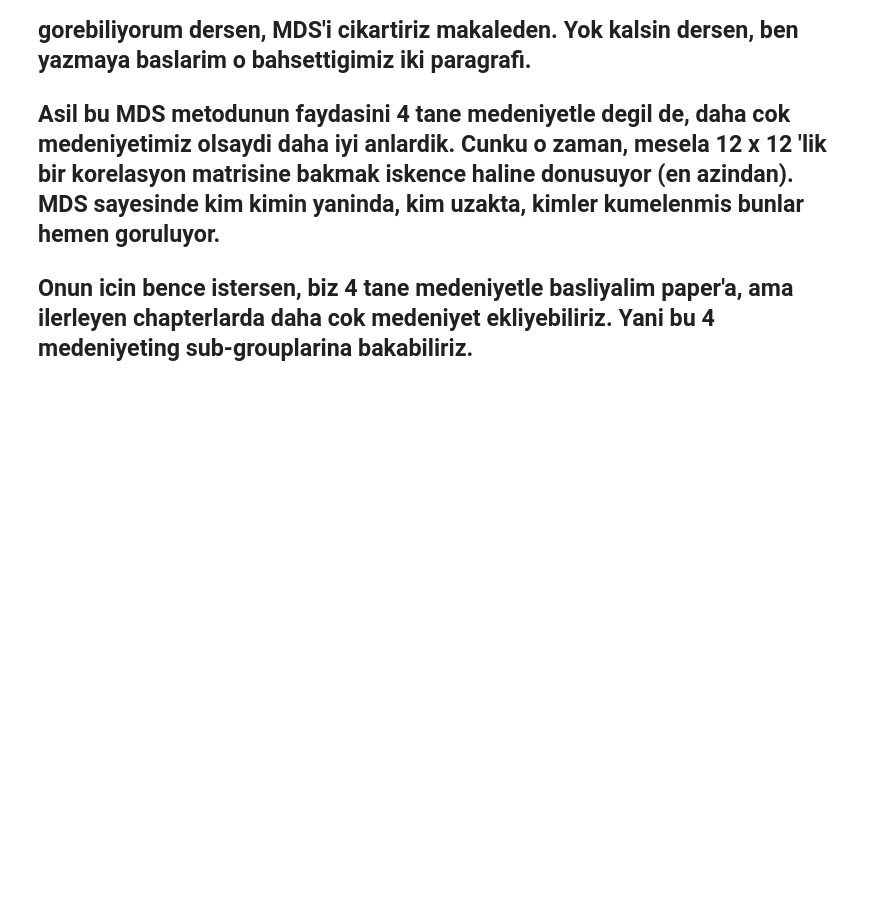
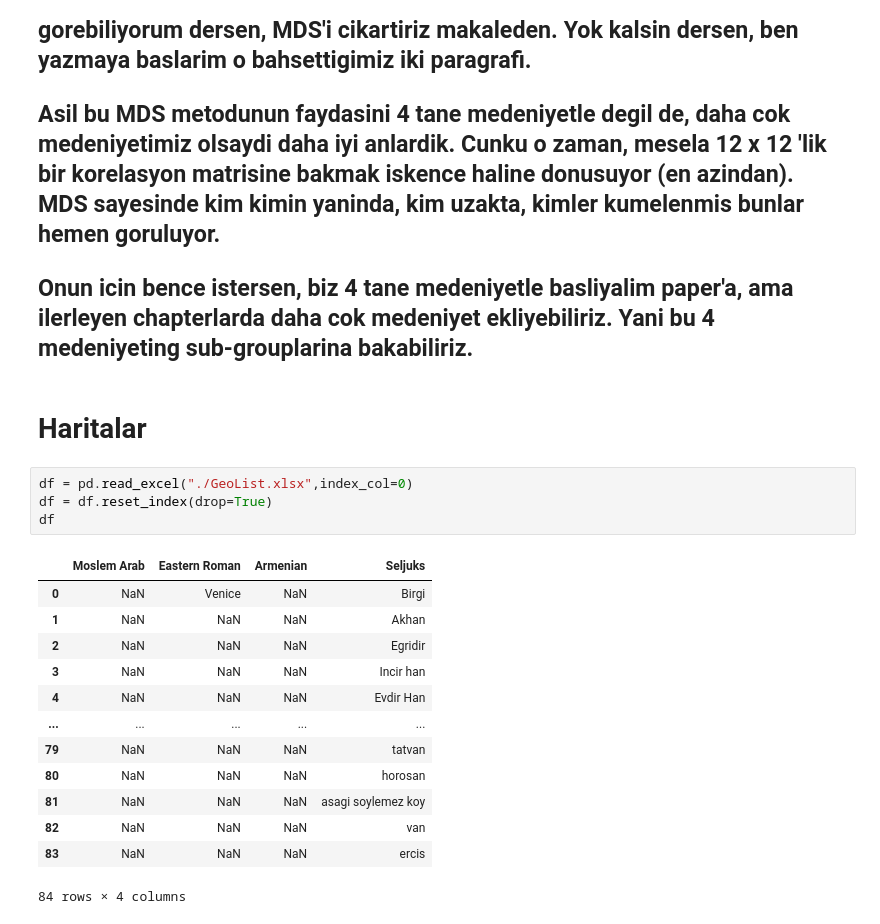
Before and after one commit to selimonat/ornament_symmgroups, a Jupyter notebook: CorrelationAnalysis.ipynb, the cells around one changed output. Saved outputs shown, nothing was run; the diff lists cells and outputs as text; blank space fills up the shorter version.

```diff
--- a/CorrelationAnalysis.ipynb
+++ b/CorrelationAnalysis.ipynb
@@ -165,3 +165,23 @@ for i, txt in enumerate(df.columns):
 ## Asil bu MDS metodunun faydasini 4 tane medeniyetle degil de, daha cok medeniyetimiz olsaydi daha iyi anlardik. Cunku o zaman, mesela 12 x 12 'lik bir korelasyon matrisine bakmak iskence haline donusuyor (en azindan). MDS sayesinde kim kimin yaninda, kim uzakta, kimler kumelenmis bunlar hemen goruluyor.
 
 ## Onun icin bence istersen, biz 4 tane medeniyetle basliyalim paper'a, ama ilerleyen chapterlarda daha cok medeniyet ekliyebiliriz. Yani bu 4 medeniyeting sub-grouplarina bakabiliriz.
+# %% [markdown]
+# Haritalar
+# %%
+df = pd.read_excel("./GeoList.xlsx",index_col=0)
+df = df.reset_index(drop=True)
+df
+# %% [output]
+|  | Moslem Arab | Eastern Roman | Armenian | Seljuks |
+| 0 | NaN | Venice | NaN | Birgi |
+| 1 | NaN | NaN | NaN | Akhan |
+| 2 | NaN | NaN | NaN | Egridir |
+| 3 | NaN | NaN | NaN | Incir han |
+| 4 | NaN | NaN | NaN | Evdir Han |
+| ... | ... | ... | ... | ... |
+| 79 | NaN | NaN | NaN | tatvan |
+| 80 | NaN | NaN | NaN | horosan |
+| 81 | NaN | NaN | NaN | asagi soylemez koy |
+| 82 | NaN | NaN | NaN | van |
+| 83 | NaN | NaN | NaN | ercis |
+84 rows × 4 columns
```
Also changed, not shown: parts of 3 cells of this notebook, 3 other files.
